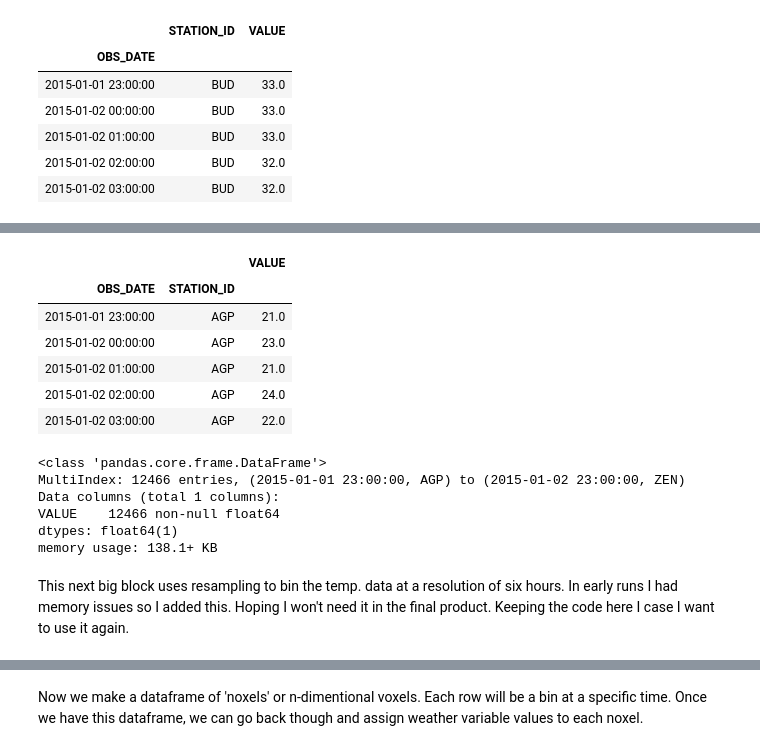
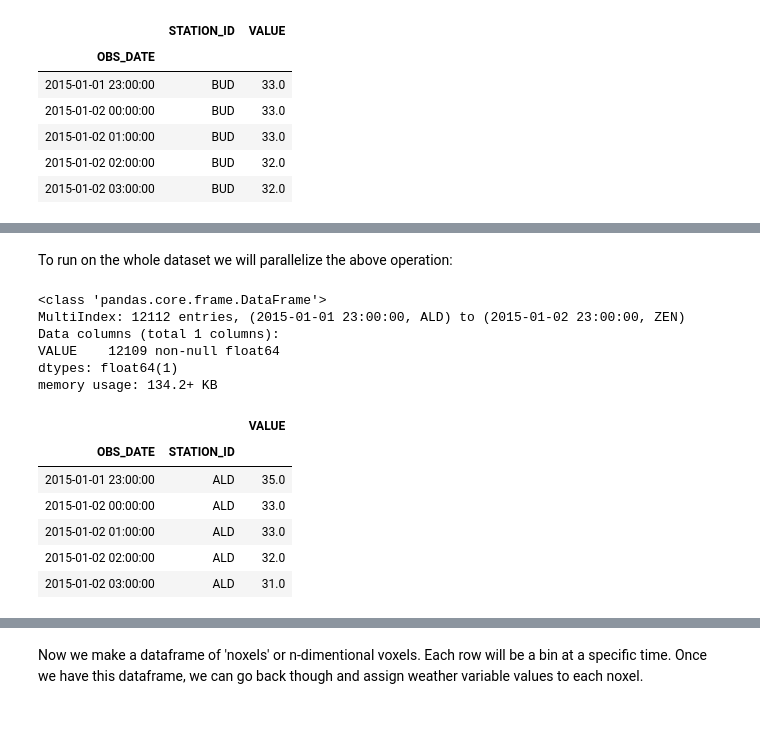
Before and after one commit to aristyogresearch/wildfire, a Jupyter notebook: notebooks/historical_weather_data.ipynb, the cells around one changed output, grey strips where cells are left out. Drawn from its saved outputs; the diff is of its cells as text; code cells hidden in the pictures; blank space fills up the shorter version.

```diff
--- a/notebooks/historical_weather_data.ipynb
+++ b/notebooks/historical_weather_data.ipynb
@@ -89,8 +99,11 @@ Parallelize it?!
+# %% [markdown]
+To run on the whole dataset we will parallelize the above operation:
 # %%
-n_threads = 14
+n_threads = 15
 
 def regularize(group):
-    group = group.loc[~group.index.duplicated()]
+    group = group.loc[~group.index.duplicated()] # without this line, get 'ValueError:
+                                                  # cannot reindex from a duplicate axis'
     group = group.resample('min')
     group = group.interpolate(method = 'linear')
     group = group.resample('H')
@@ -111,31 +124,22 @@ def parallelize(temp_data, func, n_cores = n_threads):
     pool.join()
     return result
 
-mt_regularized_temp_data = parallelize(temp_data, group_data)
+regularized_temp_data = parallelize(temp_data, group_data)
 
-mt_regularized_temp_data['STATION_ID'] = mt_regularized_temp_data.index.get_level_values(0)
-mt_regularized_temp_data = mt_regularized_temp_data.reset_index(level = 0, drop = True)
-mt_regularized_temp_data = mt_regularized_temp_data.set_index(['STATION_ID'], append = True)
-mt_regularized_temp_data['VALUE'].replace('', np.nan, inplace = True)
-mt_regularized_temp_data.dropna(subset = ['VALUE'], inplace = True)
-mt_regularized_temp_data = mt_regularized_temp_data.loc[~mt_regularized_temp_data.index.duplicated()]
-mt_regularized_temp_data.head()
+regularized_temp_data['STATION_ID'] = regularized_temp_data.index.get_level_values(0)
+regularized_temp_data = regularized_temp_data.reset_index(level = 0, drop = True)
+regularized_temp_data = regularized_temp_data.set_index(['STATION_ID'], append = True)
+
+# Not sure I actualy need any of this stuff but it was in the last working version
+#regularized_temp_data['VALUE'].replace('', np.nan, inplace = True)
+#regularized_temp_data.dropna(subset = ['VALUE'], inplace = True)
+#regularized_temp_data = regularized_temp_data.loc[~regularized_temp_data.index.duplicated()]
+
+regularized_temp_data.info()
 # %% [output]
-|  |  | VALUE |
-| OBS_DATE | STATION_ID |  |
-| 2015-01-01 23:00:00 | AGP | 21.0 |
-| 2015-01-02 00:00:00 | AGP | 23.0 |
-| 2015-01-02 01:00:00 | AGP | 21.0 |
-| 2015-01-02 02:00:00 | AGP | 24.0 |
-| 2015-01-02 03:00:00 | AGP | 22.0 |
+<class 'pandas.core.frame.DataFrame'>
+MultiIndex: 12112 entries, (2015-01-01 23:00:00, ALD) to (2015-01-02 23:00:00, ZEN)
+Data columns (total 1 columns):
+VALUE    12109 non-null float64
+dtypes: float64(1)
+memory usage: 134.2+ KB
-# %%
-mt_regularized_temp_data.info()
-# %% [output]
-<class 'pandas.core.frame.DataFrame'>
-MultiIndex: 12466 entries, (2015-01-01 23:00:00, AGP) to (2015-01-02 23:00:00, ZEN)
-Data columns (total 1 columns):
-VALUE    12466 non-null float64
-dtypes: float64(1)
-memory usage: 138.1+ KB
-# %% [markdown]
-This next big block uses resampling to bin the temp. data at a resolution of six hours. In early runs I had memory issues so I added this. Hoping I won't need it in the final product. Keeping the code here I case I want to use it again.
@@ -144,0 +146,10 @@ time_series = time_series.to_series()
+# %%
+regularized_temp_data.head()
+# %% [output]
+|  |  | VALUE |
+| OBS_DATE | STATION_ID |  |
+| 2015-01-01 23:00:00 | ALD | 35.0 |
+| 2015-01-02 00:00:00 | ALD | 33.0 |
+| 2015-01-02 01:00:00 | ALD | 33.0 |
+| 2015-01-02 02:00:00 | ALD | 32.0 |
+| 2015-01-02 03:00:00 | ALD | 31.0 |
```
Also changed, not shown: parts of 19 cells of this notebook, 7 other files.
